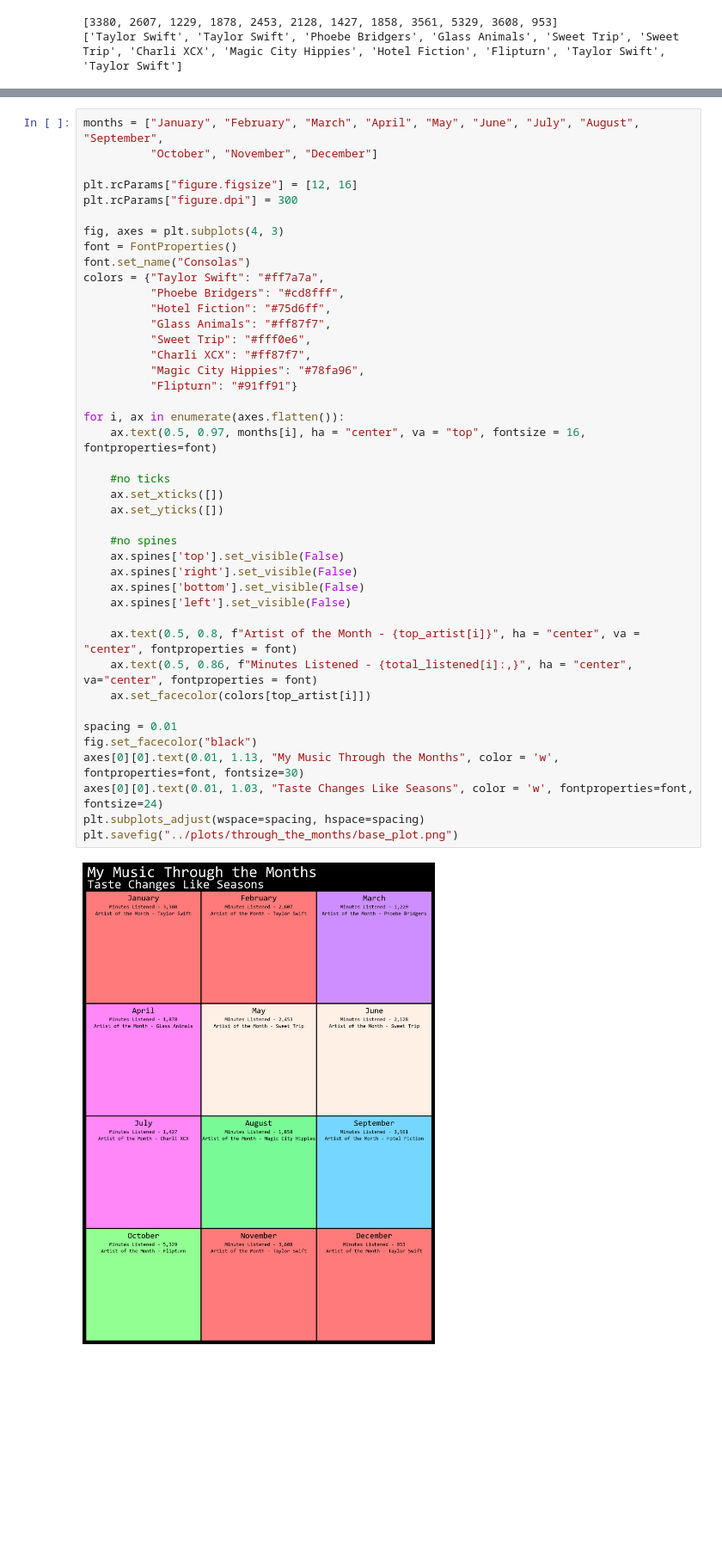
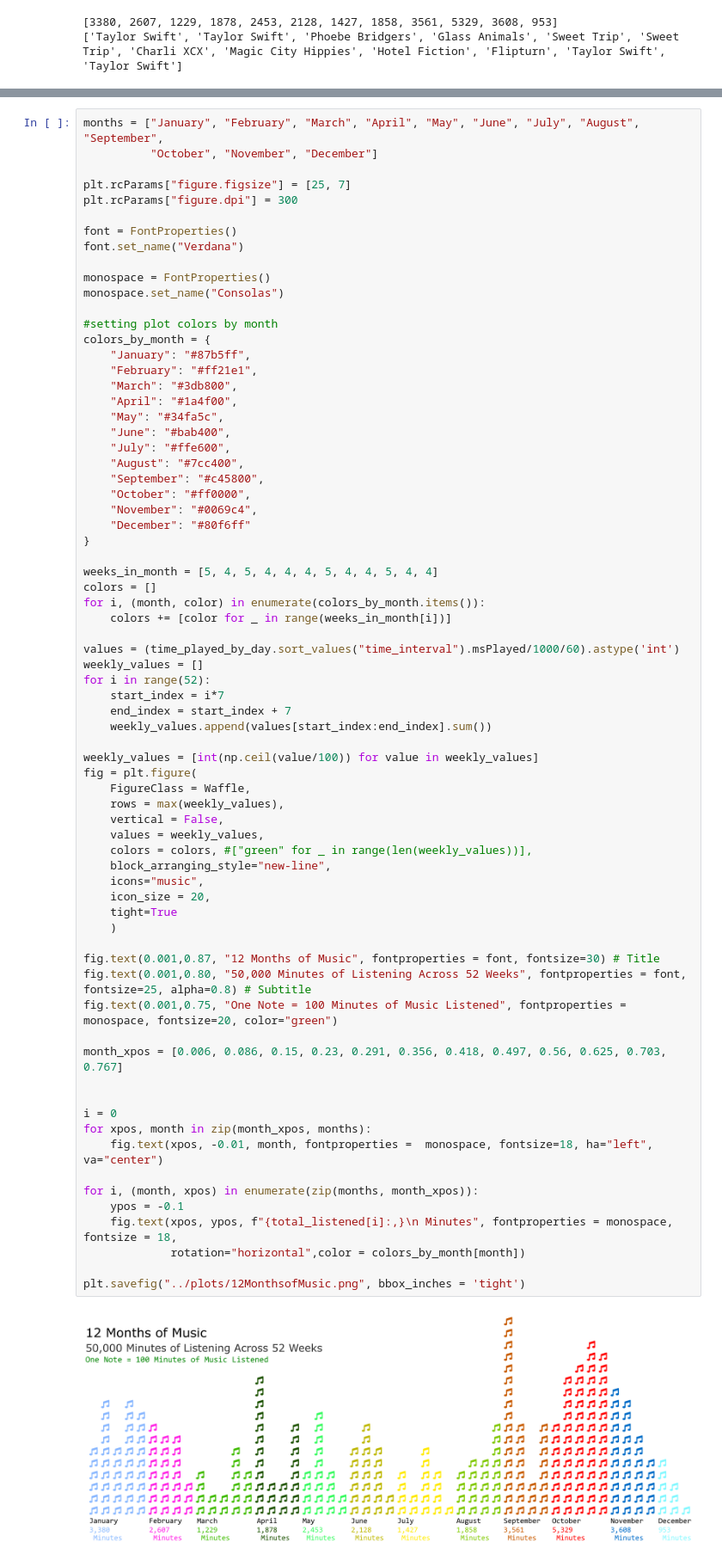
Before and after one commit to ayush-kumar-1/my-spotify-wrapped, a Jupyter notebook: notebooks/top_artist_by_month.ipynb, the cells around one changed output, grey strips where cells are left out. Shown at 86% size. Saved outputs shown, nothing was run; the diff lists cells and outputs as text; blank space fills up the shorter version.

```diff
--- a/notebooks/top_artist_by_month.ipynb
+++ b/notebooks/top_artist_by_month.ipynb
@@ -59,44 +98,73 @@ print(top_artist)
 # %%
 months = ["January", "February", "March", "April", "May", "June", "July", "August", "September",
           "October", "November", "December"]
 
-plt.rcParams["figure.figsize"] = [12, 16]
+plt.rcParams["figure.figsize"] = [25, 7]
 plt.rcParams["figure.dpi"] = 300
 
-fig, axes = plt.subplots(4, 3)
 font = FontProperties()
-font.set_name("Consolas")
-colors = {"Taylor Swift": "#ff7a7a",
-          "Phoebe Bridgers": "#cd8fff",
-          "Hotel Fiction": "#75d6ff",
-          "Glass Animals": "#ff87f7",
-          "Sweet Trip": "#fff0e6",
-          "Charli XCX": "#ff87f7",
-          "Magic City Hippies": "#78fa96",
-          "Flipturn": "#91ff91"}
+font.set_name("Verdana")
 
-for i, ax in enumerate(axes.flatten()):
-    ax.text(0.5, 0.97, months[i], ha = "center", va = "top", fontsize = 16, fontproperties=font)
+monospace = FontProperties()
+monospace.set_name("Consolas")
 
-    #no ticks
-    ax.set_xticks([])
-    ax.set_yticks([])
+#setting plot colors by month
+colors_by_month = {
+    "January": "#87b5ff",
+    "February": "#ff21e1",
+    "March": "#3db800",
+    "April": "#1a4f00",
+    "May": "#34fa5c",
+    "June": "#bab400",
+    "July": "#ffe600",
+    "August": "#7cc400",
+    "September": "#c45800",
+    "October": "#ff0000",
+    "November": "#0069c4",
+    "December": "#80f6ff"
+}
 
-    #no spines
-    ax.spines['top'].set_visible(False)
-    ax.spines['right'].set_visible(False)
-    ax.spines['bottom'].set_visible(False)
-    ax.spines['left'].set_visible(False)
+weeks_in_month = [5, 4, 5, 4, 4, 4, 5, 4, 4, 5, 4, 4]
+colors = []
+for i, (month, color) in enumerate(colors_by_month.items()):
+    colors += [color for _ in range(weeks_in_month[i])]
 
-    ax.text(0.5, 0.8, f"Artist of the Month - {top_artist[i]}", ha = "center", va = "center", fontproperties = font)
-    ax.text(0.5, 0.86, f"Minutes Listened - {total_listened[i]:,}", ha = "center", va="center", fontproperties = font)
-    ax.set_facecolor(colors[top_artist[i]])
+values = (time_played_by_day.sort_values("time_interval").msPlayed/1000/60).astype('int')
+weekly_values = []
+for i in range(52):
+    start_index = i*7
+    end_index = start_index + 7
+    weekly_values.append(values[start_index:end_index].sum())
 
-spacing = 0.01
-fig.set_facecolor("black")
-axes[0][0].text(0.01, 1.13, "My Music Through the Months", color = 'w', fontproperties=font, fontsize=30)
-axes[0][0].text(0.01, 1.03, "Taste Changes Like Seasons", color = 'w', fontproperties=font, fontsize=24)
-plt.subplots_adjust(wspace=spacing, hspace=spacing)
-plt.savefig("../plots/through_the_months/base_plot.png")
+weekly_values = [int(np.ceil(value/100)) for value in weekly_values]
+fig = plt.figure(
+    FigureClass = Waffle,
+    rows = max(weekly_values),
+    vertical = False,
+    values = weekly_values,
+    colors = colors, #["green" for _ in range(len(weekly_values))],
+    block_arranging_style="new-line",
+    icons="music",
+    icon_size = 20,
+    tight=True
+    )
+
+fig.text(0.001,0.87, "12 Months of Music", fontproperties = font, fontsize=30) # Title
+fig.text(0.001,0.80, "50,000 Minutes of Listening Across 52 Weeks", fontproperties = font, fontsize=25, alpha=0.8) # Subtitle
+fig.text(0.001,0.75, "One Note = 100 Minutes of Music Listened", fontproperties = monospace, fontsize=20, color="green")
+
+month_xpos = [0.006, 0.086, 0.15, 0.23, 0.291, 0.356, 0.418, 0.497, 0.56, 0.625, 0.703, 0.767]
+
+
+i = 0
+for xpos, month in zip(month_xpos, months):
+    fig.text(xpos, -0.01, month, fontproperties =  monospace, fontsize=18, ha="left", va="center")
+
+for i, (month, xpos) in enumerate(zip(months, month_xpos)):
+    ypos = -0.1
+    fig.text(xpos, ypos, f"{total_listened[i]:,}\n Minutes", fontproperties = monospace, fontsize = 18,
+             rotation="horizontal",color = colors_by_month[month])
+
+plt.savefig("../plots/12MonthsofMusic.png", bbox_inches = 'tight')
 # %% [output]
-[figure, old version]
+[figure, new version]
```
Also changed, not shown: parts of 2 cells of this notebook, 12 other files.
